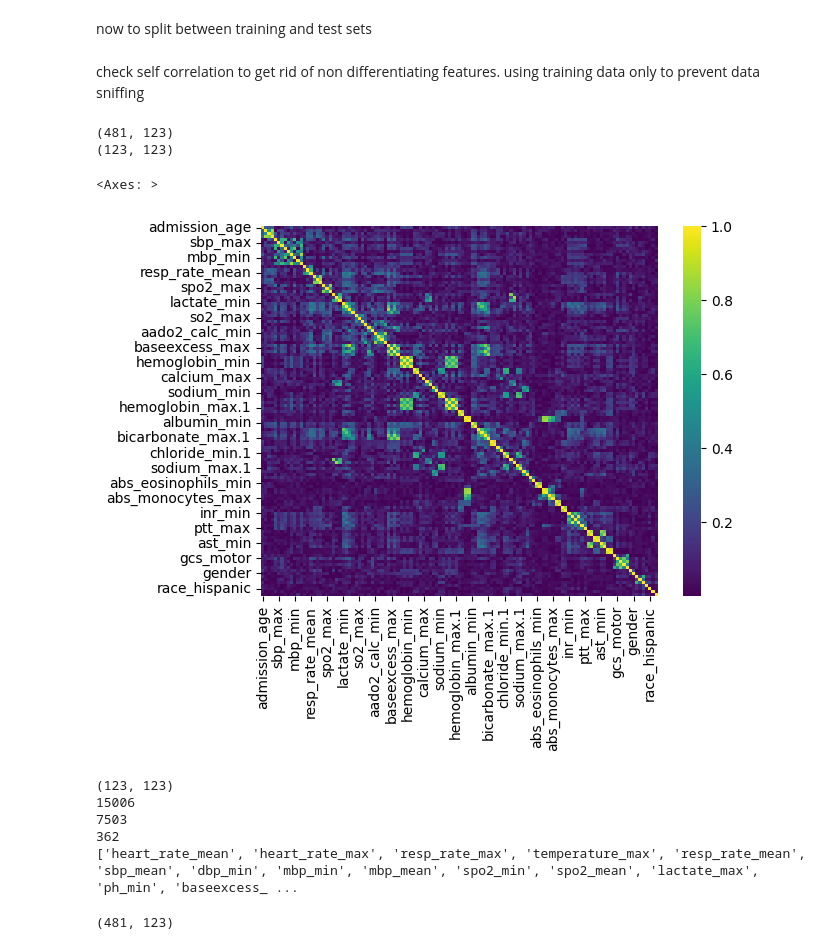
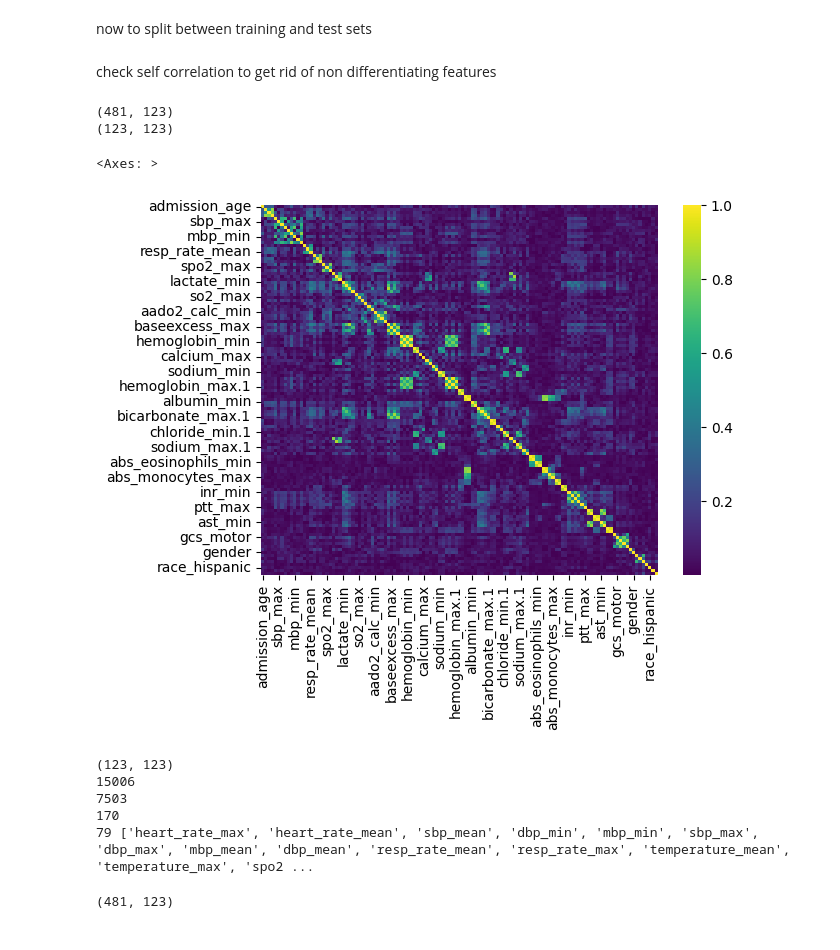
Before and after one commit to ziggyhuang/sph6004_ass_1, a Jupyter notebook: main.ipynb, the cells around one changed output. Cells and saved outputs as stored; diff of their text form; code cells hidden in the pictures.

```diff
--- a/main.ipynb
+++ b/main.ipynb
@@ -359,31 +363,31 @@ now to split between training and test sets
 x_bin_train, x_bin_test, y_bin_train, y_bin_test = train_test_split(x, y_bin, test_size=0.3, random_state=666)
 x_cat_train, x_cat_test, y_cat_train, y_cat_test = train_test_split(x, y_cat, test_size=0.3, random_state=666)
 # %% [markdown]
-check self correlation to get rid of non differentiating features. using training data only to prevent data sniffing
+check self correlation to get rid of non differentiating features
 # %%
 is_bin = True
 
 if is_bin == True:
     x_train = x_bin_train
     x_test = x_bin_test
     y_train = y_bin_train
     y_test = y_bin_test
 else:
     x_train = x_cat_train
     x_test = x_cat_test
     y_train = y_cat_train
     y_test = y_cat_test
 
 print(x_train.shape)
 
-x_corr = x_train.corr().abs()
+x_corr = x.corr().abs()
 print(x_corr.shape)
 sns.heatmap(x_corr, cmap = "viridis")
 # %% [output]
 (481, 123)
 (123, 123)
 <Axes: >
-[figure, old version]
+[figure, new version]
 # %%
 x_corr = x_corr[x_corr != 1.00].abs()
 
@@ -392,7 +396,7 @@ x_corr_stack = x_corr.stack()
 print(len(x_corr_stack))
 x_corr_stack = x_corr_stack.drop_duplicates()
 print(len(x_corr_stack))
-x_corr_stack = x_corr_stack[x_corr_stack > 0.3]
+x_corr_stack = x_corr_stack[x_corr_stack > 0.5]
 print(len(x_corr_stack))
 
 high_corr_features_pairs = list(x_corr_stack.index)
@@ -419,7 +423,7 @@ for feature in high_corr_features_uniques:
         high_corr_features.append(feature)
 
 features_to_drop = [feature for feature in high_corr_features_uniques if feature not in high_corr_features]
-print(features_to_drop)
+print(len(features_to_drop), features_to_drop)
 # x_train = x_train.drop(columns=features_to_drop)
 # x_test = x_test.drop(columns=features_to_drop)
 # Disabled self correlation filtering for better performance due to low number of candidate features
@@ -427,8 +431,8 @@ print(features_to_drop)
 (123, 123)
 15006
 7503
-362
-['heart_rate_mean', 'heart_rate_max', 'resp_rate_max', 'temperature_max', 'resp_rate_mean', 'sbp_mean', 'dbp_min', 'mbp_min', 'mbp_mean', 'spo2_min', 'spo2_mean', 'lactate_max', 'ph_min', 'baseexcess_ ...
+170
+79 ['heart_rate_max', 'heart_rate_mean', 'sbp_mean', 'dbp_min', 'mbp_min', 'sbp_max', 'dbp_max', 'mbp_mean', 'dbp_mean', 'resp_rate_mean', 'resp_rate_max', 'temperature_mean', 'temperature_max', 'spo2 ...
 # %%
 x_train.shape
 # %% [output]
```
Also changed, not shown: parts of 7 cells of this notebook.
